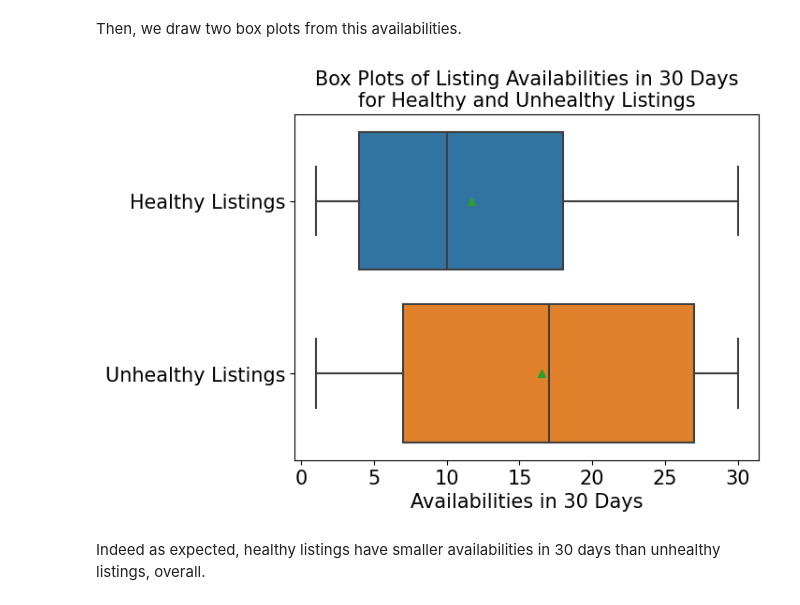
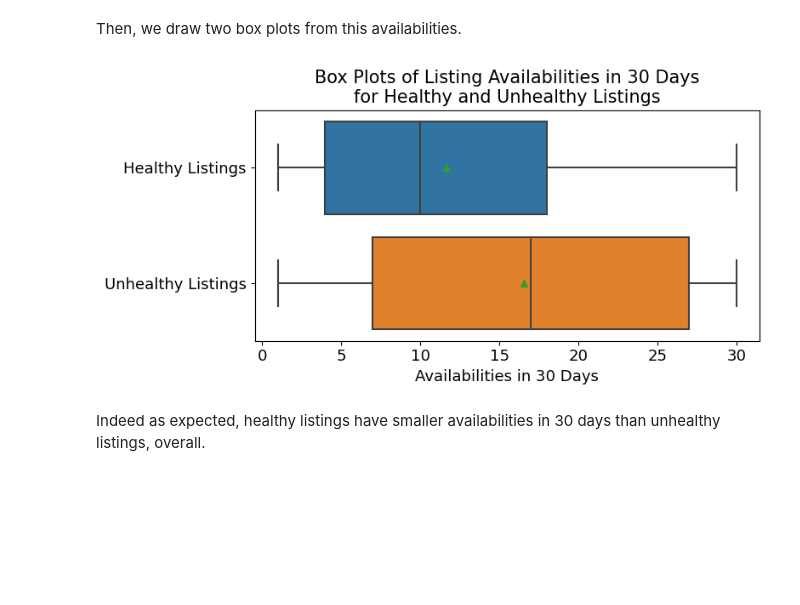
Before and after one commit to harryh5427/AirBnB_Pricing, a Jupyter notebook: 1_FeatureEngineering.ipynb, the cells around one changed output. Saved outputs shown, nothing was run; the diff lists cells and outputs as text; code cells hidden in the pictures; blank space fills up the shorter version.

```diff
--- a/1_FeatureEngineering.ipynb
+++ b/1_FeatureEngineering.ipynb
@@ -1266,15 +1266,17 @@ availability_30
 # %% [markdown]
 Then, we draw two box plots from this availabilities.
 # %%
+plt.figure(figsize=(8, 4))
 ax = sns.boxplot(x="availability_30", y="class", data=availability_30, showmeans=True)
 ax.set_title('Box Plots of Listing Availabilities in 30 Days\nfor Healthy and Unhealthy Listings', fontsize=15)
-ax.set_xlabel('Availabilities in 30 Days', fontsize=15)
-ax.set_ylabel('', fontsize=15)
-ax.tick_params('both', labelsize=15)
+ax.set_xlabel('Availabilities in 30 Days', fontsize=13)
+ax.set_ylabel('', fontsize=13)
+ax.tick_params('both', labelsize=13)
+plt.tight_layout()
 plt.savefig('figures/availability_bar_plot.pdf')
 plt.show()
 # %% [output]
-[figure, old version]
+[figure, new version]
 # %% [markdown]
 Indeed as expected, healthy listings have smaller availabilities in 30 days than unhealthy listings, overall.
 # %%
```
Also changed, not shown: parts of 3 cells of this notebook, 15 other files.
